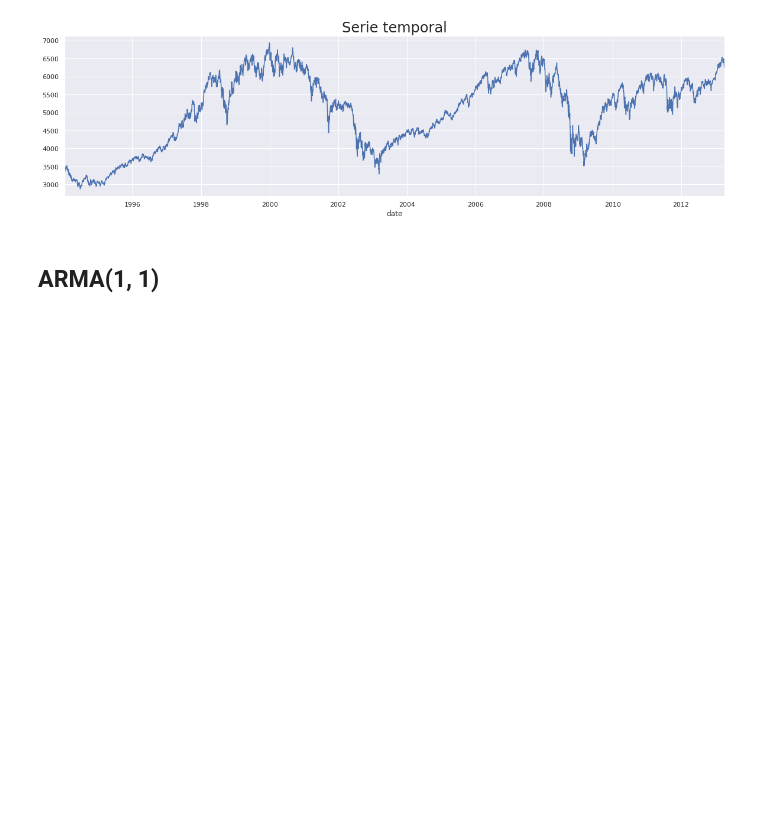
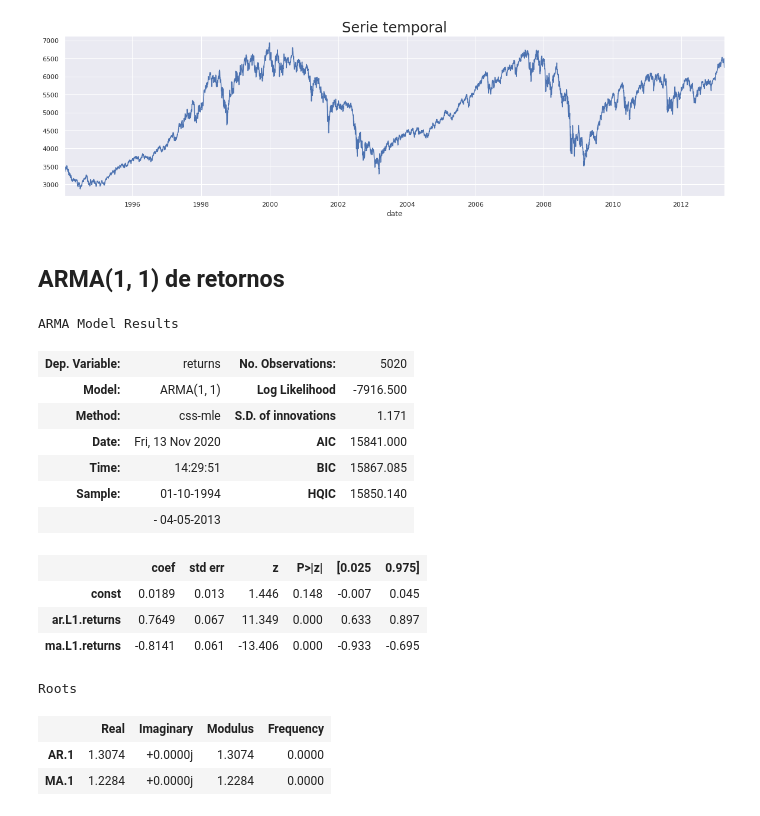
Before and after one commit to cccg8105/notebook_AD, a Jupyter notebook: template Series temporales/ARMA.ipynb, the cells around one changed output. Drawn from its saved outputs; the diff is of its cells as text; code cells hidden in the pictures; blank space fills up the shorter version.

```diff
--- a/template Series temporales/ARMA.ipynb
+++ b/template Series temporales/ARMA.ipynb
@@ -79,4 +79,26 @@ plt.show()
 # %% [output]
 [figure]
 # %% [markdown]
-## ARMA(1, 1)
+## ARMA(1, 1) de retornos
+# %%
+df['returns'] = df.analizedValue.pct_change(1)*100
+model_ret_ar_1_ma_1 = ARMA(df.returns[1:], order=(1,1))
+results_ret_ar_1_ma_1 = model_ret_ar_1_ma_1.fit()
+results_ret_ar_1_ma_1.summary()
+# %% [output]
+ARMA Model Results
+| Dep. Variable: | returns | No. Observations: | 5020 |
+| Model: | ARMA(1, 1) | Log Likelihood | -7916.500 |
+| Method: | css-mle | S.D. of innovations | 1.171 |
+| Date: | Fri, 13 Nov 2020 | AIC | 15841.000 |
+| Time: | 14:29:51 | BIC | 15867.085 |
+| Sample: | 01-10-1994 | HQIC | 15850.140 |
+|  | - 04-05-2013 |  |  |
+|  | coef | std err | z | P>|z| | [0.025 | 0.975] |
+| const | 0.0189 | 0.013 | 1.446 | 0.148 | -0.007 | 0.045 |
+| ar.L1.returns | 0.7649 | 0.067 | 11.349 | 0.000 | 0.633 | 0.897 |
+| ma.L1.returns | -0.8141 | 0.061 | -13.406 | 0.000 | -0.933 | -0.695 |
+Roots
+|  | Real | Imaginary | Modulus | Frequency |
+| AR.1 | 1.3074 | +0.0000j | 1.3074 | 0.0000 |
+| MA.1 | 1.2284 | +0.0000j | 1.2284 | 0.0000 |
```
Also changed, not shown: parts of 7 cells of this notebook.
